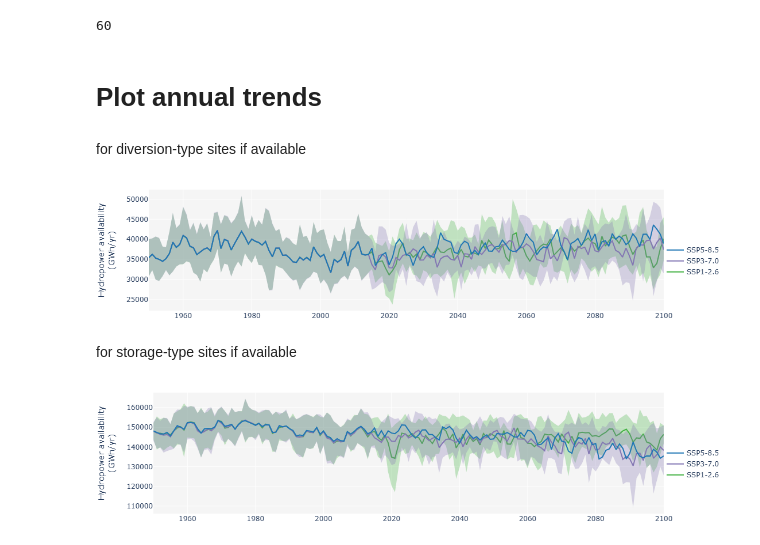
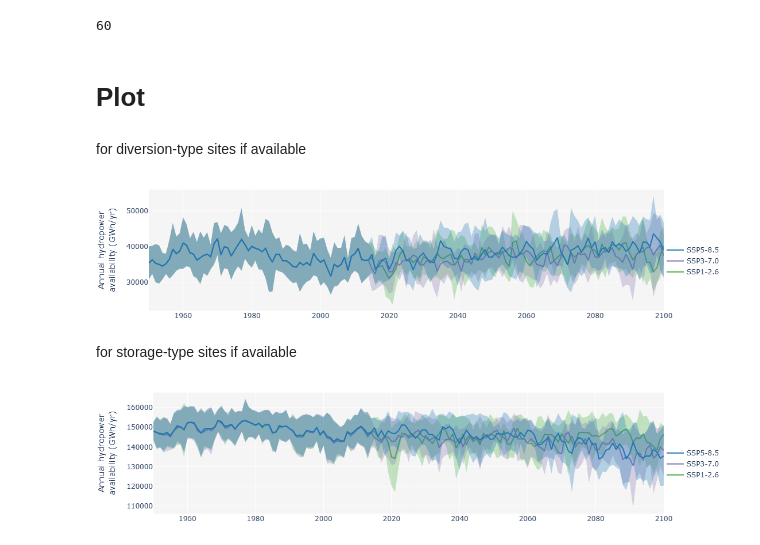
Before and after one commit to kamal0013/HydroSMADE, a Jupyter notebook: plot_annual_hydro_by_basins.ipynb, the cells around one changed output. Saved outputs shown, nothing was run; the diff lists cells and outputs as text; code cells hidden in the pictures.

```diff
--- a/plot_annual_hydro_by_basins.ipynb
+++ b/plot_annual_hydro_by_basins.ipynb
@@ -167,7 +167,7 @@ len(df_basin_yearly_gwh_stor)
 # %% [output]
 60
 # %% [markdown]
-# Plot annual trends
+# Plot
 # %% [markdown]
 for diversion-type sites if available
 # %%
@@ -192,39 +192,39 @@ if len(df_basin_yearly_gwh_div)>0:
                              y=df_basin_yearly_gwh_div_ssp_mean['ssp370'],
                              mode='lines', line=dict(color='rgb(131, 119, 180)'),), row=1, col=1)
 
     fig.add_trace(go.Scatter(name='Upper Bound', x=df_basin_yearly_gwh_div_ssp_upper.index,
                              y=df_basin_yearly_gwh_div_ssp_upper['ssp370'],
             mode='lines',marker=dict(color="#444"),line=dict(width=0),showlegend=False), row=1, col=1)
 
     fig.add_trace(go.Scatter(name='Lower Bound', x=df_basin_yearly_gwh_div_ssp_lower.index,
                              y=df_basin_yearly_gwh_div_ssp_lower['ssp370'],marker=dict(color="#444"),
                             line=dict(width=0), mode='lines', fillcolor='rgba(131, 119, 180, 0.3)',fill='tonexty',showlegend=False), row=1, col=1)
 
     # ###SSP585
     fig.add_trace(go.Scatter(name='SSP5-8.5', x=df_basin_yearly_gwh_div_ssp_mean.index,
                              y=df_basin_yearly_gwh_div_ssp_mean['ssp585'],
                             mode='lines', line=dict(color='rgb(31, 119, 180)'),), row=1, col=1)
 
-    fig.add_trace(go.Scatter(name='Upper Bound', x=df_basin_yearly_gwh_div_ssp_mean.index,
-                             y=df_basin_yearly_gwh_div_ssp_mean['ssp585'],
+    fig.add_trace(go.Scatter(name='Upper Bound', x=df_basin_yearly_gwh_div_ssp_upper.index,
+                             y=df_basin_yearly_gwh_div_ssp_upper['ssp585'],
                             mode='lines',marker=dict(color="#444"),line=dict(width=0),showlegend=False), row=1, col=1)
 
-    fig.add_trace(go.Scatter(name='Lower Bound', x=df_basin_yearly_gwh_div_ssp_mean.index,
-                             y=df_basin_yearly_gwh_div_ssp_mean['ssp585'],marker=dict(color="#444"),
+    fig.add_trace(go.Scatter(name='Lower Bound', x=df_basin_yearly_gwh_div_ssp_lower.index,
+                             y=df_basin_yearly_gwh_div_ssp_lower['ssp585'],marker=dict(color="#444"),
                         line=dict(width=0), mode='lines', fillcolor='rgba(31, 119, 180, 0.3)',fill='tonexty', showlegend=False), row=1, col=1)
 
 
     fig.update_yaxes( tickformat='.0f') #type='log',
 
     fig.update_layout(font = dict(size=12),width=800, height=250,
-                      yaxis1 = dict(title="Hydropower availability<br>(GWh/yr)"),
+                      yaxis1 = dict(title="Annual hydropower<br>availability (GWh/yr)"),
                       plot_bgcolor='#f5f5f5',#legend_traceorder="reversed",#showlegend=False)
                       legend=dict(yanchor="top",y=0.57,xanchor="left", x=1.00),
                       margin=dict(l=10,r=10,b=10,t=15))
 
     fig.show()
 # %% [output]
-[figure, old version]
+[figure, new version]
 # %% [markdown]
 for storage-type sites if available
 # %%
@@ -262,23 +262,23 @@ if len(df_basin_yearly_gwh_stor)>0:
                              y=df_basin_yearly_gwh_stor_ssp_mean['ssp585'],
                             mode='lines', line=dict(color='rgb(31, 119, 180)'),), row=1, col=1)
 
-    fig.add_trace(go.Scatter(name='Upper Bound', x=df_basin_yearly_gwh_stor_ssp_mean.index,
-                             y=df_basin_yearly_gwh_stor_ssp_mean['ssp585'],
+    fig.add_trace(go.Scatter(name='Upper Bound', x=df_basin_yearly_gwh_stor_ssp_upper.index,
+                             y=df_basin_yearly_gwh_stor_ssp_upper['ssp585'],
                             mode='lines',marker=dict(color="#444"),line=dict(width=0),showlegend=False), row=1, col=1)
 
-    fig.add_trace(go.Scatter(name='Lower Bound', x=df_basin_yearly_gwh_stor_ssp_mean.index,
-                             y=df_basin_yearly_gwh_stor_ssp_mean['ssp585'],marker=dict(color="#444"),
+    fig.add_trace(go.Scatter(name='Lower Bound', x=df_basin_yearly_gwh_stor_ssp_lower.index,
+                             y=df_basin_yearly_gwh_stor_ssp_lower['ssp585'],marker=dict(color="#444"),
                         line=dict(width=0), mode='lines', fillcolor='rgba(31, 119, 180, 0.3)',fill='tonexty', showlegend=False), row=1, col=1)
 
 
     fig.update_yaxes( tickformat='.0f') #type='log',
 
     fig.update_layout(font = dict(size=12),width=800, height=250,
-                      yaxis1 = dict(title="Hydropower availability<br>(GWh/yr)"),
+                      yaxis1 = dict(title="Annual hydropower<br>availability (GWh/yr)"),
                       plot_bgcolor='#f5f5f5',#legend_traceorder="reversed",#showlegend=False)
                       legend=dict(yanchor="top",y=0.57,xanchor="left", x=1.00),
                       margin=dict(l=10,r=10,b=10,t=15))
 
     fig.show()
 # %% [output]
-[figure, old version]
+[figure, new version]
```
Also changed, not shown: parts of 2 cells of this notebook, 1 other file.
